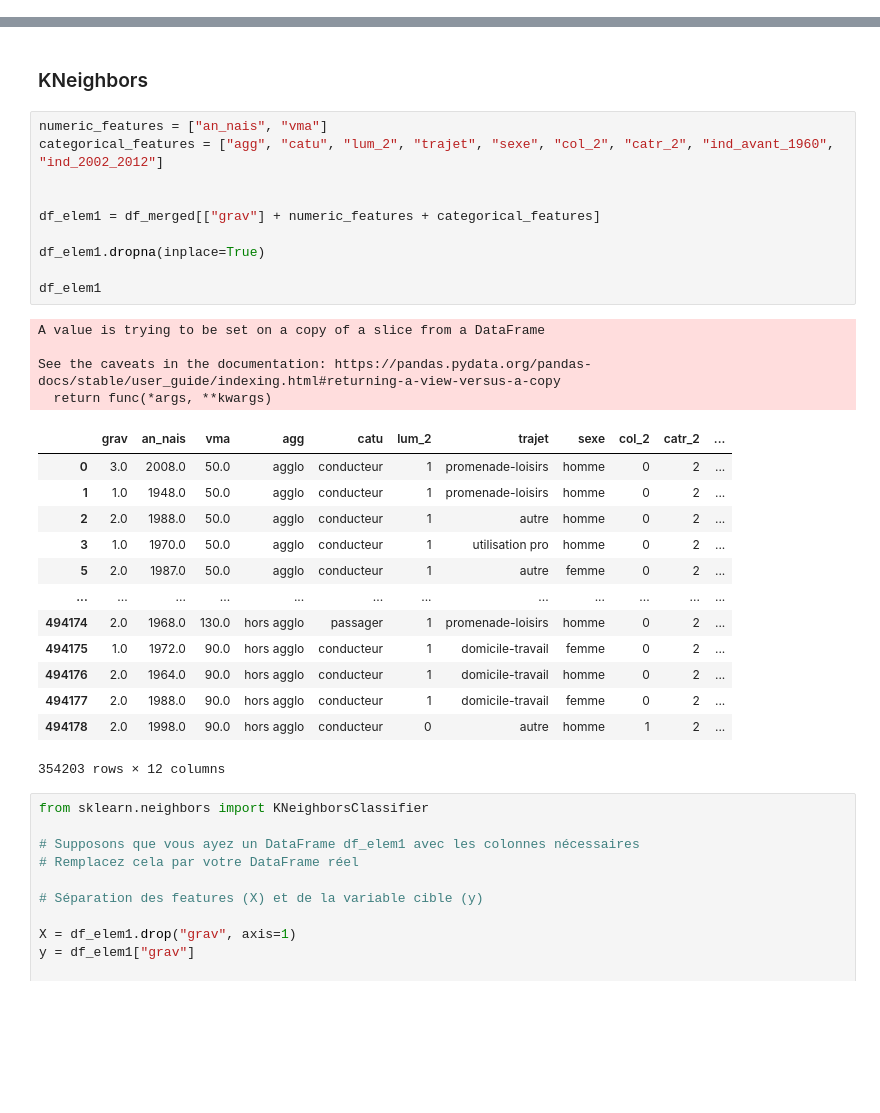
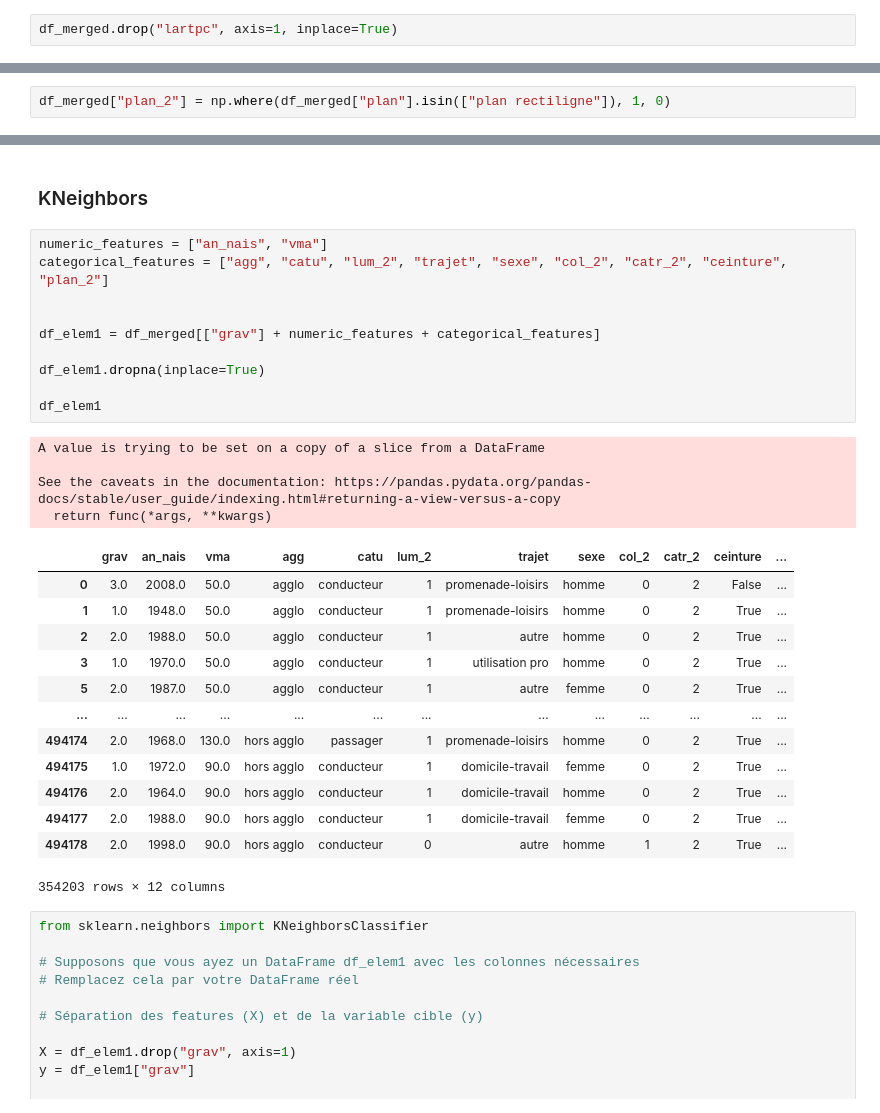
Before and after one commit to antoine-palazz/Projet_Python_ENSAE_2A, a Jupyter notebook: scripts/eda.ipynb, the cells around one changed output, grey strips where cells are left out. Drawn from its saved outputs; the diff is of its cells as text; blank space fills up the shorter version.

```diff
--- a/scripts/eda.ipynb
+++ b/scripts/eda.ipynb
@@ -199,3 +159,5 @@ df_merged.drop(["Num_Acc", "id_usager", "id_vehicule", "num_veh", "voie", "v1",
+# %%
+df_merged.drop("lartpc", axis=1, inplace=True)
 # %% [markdown]
 **[WARNING : pas forcément une bonne idée car `catu` est parfois peut-être plus pertinent que `place`]**
 On élimine également la variable `catu` qui posera des problèmes de colinéarité, car son information est redondante par rapport à la variable `place`.
@@ -471,0 +526,2 @@ df_merged["catr_2"] = np.where(df_merged["catr"].isin(["route départementale",
+# %%
+df_merged["plan_2"] = np.where(df_merged["plan"].isin(["plan rectiligne"]), 1, 0)
@@ -495,31 +613,31 @@ from sklearn.pipeline import Pipeline
 ### KNeighbors
 # %%
 numeric_features = ["an_nais", "vma"]
-categorical_features = ["agg", "catu", "lum_2", "trajet", "sexe", "col_2", "catr_2", "ind_avant_1960", "ind_2002_2012"]
+categorical_features = ["agg", "catu", "lum_2", "trajet", "sexe", "col_2", "catr_2", "ceinture", "plan_2"]
 
 
 df_elem1 = df_merged[["grav"] + numeric_features + categorical_features]
 
 df_elem1.dropna(inplace=True)
 
 df_elem1
 # %% [output]
 A value is trying to be set on a copy of a slice from a DataFrame
 
 See the caveats in the documentation: https://pandas.pydata.org/pandas-docs/stable/user_guide/indexing.html#returning-a-view-versus-a-copy
   return func(*args, **kwargs)
-|  | grav | an_nais | vma | agg | catu | lum_2 | trajet | sexe | col_2 | catr_2 | ... |
-| 0 | 3.0 | 2008.0 | 50.0 | agglo | conducteur | 1 | promenade-loisirs | homme | 0 | 2 | ... |
-| 1 | 1.0 | 1948.0 | 50.0 | agglo | conducteur | 1 | promenade-loisirs | homme | 0 | 2 | ... |
-| 2 | 2.0 | 1988.0 | 50.0 | agglo | conducteur | 1 | autre | homme | 0 | 2 | ... |
-| 3 | 1.0 | 1970.0 | 50.0 | agglo | conducteur | 1 | utilisation pro | homme | 0 | 2 | ... |
-| 5 | 2.0 | 1987.0 | 50.0 | agglo | conducteur | 1 | autre | femme | 0 | 2 | ... |
-| ... | ... | ... | ... | ... | ... | ... | ... | ... | ... | ... | ... |
-| 494174 | 2.0 | 1968.0 | 130.0 | hors agglo | passager | 1 | promenade-loisirs | homme | 0 | 2 | ... |
-| 494175 | 1.0 | 1972.0 | 90.0 | hors agglo | conducteur | 1 | domicile-travail | femme | 0 | 2 | ... |
-| 494176 | 2.0 | 1964.0 | 90.0 | hors agglo | conducteur | 1 | domicile-travail | homme | 0 | 2 | ... |
-| 494177 | 2.0 | 1988.0 | 90.0 | hors agglo | conducteur | 1 | domicile-travail | femme | 0 | 2 | ... |
-| 494178 | 2.0 | 1998.0 | 90.0 | hors agglo | conducteur | 0 | autre | homme | 1 | 2 | ... |
+|  | grav | an_nais | vma | agg | catu | lum_2 | trajet | sexe | col_2 | catr_2 | ceinture | ... |
+| 0 | 3.0 | 2008.0 | 50.0 | agglo | conducteur | 1 | promenade-loisirs | homme | 0 | 2 | False | ... |
+| 1 | 1.0 | 1948.0 | 50.0 | agglo | conducteur | 1 | promenade-loisirs | homme | 0 | 2 | True | ... |
+| 2 | 2.0 | 1988.0 | 50.0 | agglo | conducteur | 1 | autre | homme | 0 | 2 | True | ... |
+| 3 | 1.0 | 1970.0 | 50.0 | agglo | conducteur | 1 | utilisation pro | homme | 0 | 2 | True | ... |
+| 5 | 2.0 | 1987.0 | 50.0 | agglo | conducteur | 1 | autre | femme | 0 | 2 | True | ... |
+| ... | ... | ... | ... | ... | ... | ... | ... | ... | ... | ... | ... | ... |
+| 494174 | 2.0 | 1968.0 | 130.0 | hors agglo | passager | 1 | promenade-loisirs | homme | 0 | 2 | True | ... |
+| 494175 | 1.0 | 1972.0 | 90.0 | hors agglo | conducteur | 1 | domicile-travail | femme | 0 | 2 | True | ... |
+| 494176 | 2.0 | 1964.0 | 90.0 | hors agglo | conducteur | 1 | domicile-travail | homme | 0 | 2 | True | ... |
+| 494177 | 2.0 | 1988.0 | 90.0 | hors agglo | conducteur | 1 | domicile-travail | femme | 0 | 2 | True | ... |
+| 494178 | 2.0 | 1998.0 | 90.0 | hors agglo | conducteur | 0 | autre | homme | 1 | 2 | True | ... |
 354203 rows × 12 columns
 # %%
 from sklearn.neighbors import KNeighborsClassifier
```
Also changed, not shown: parts of 43 cells of this notebook, 1 other file.
